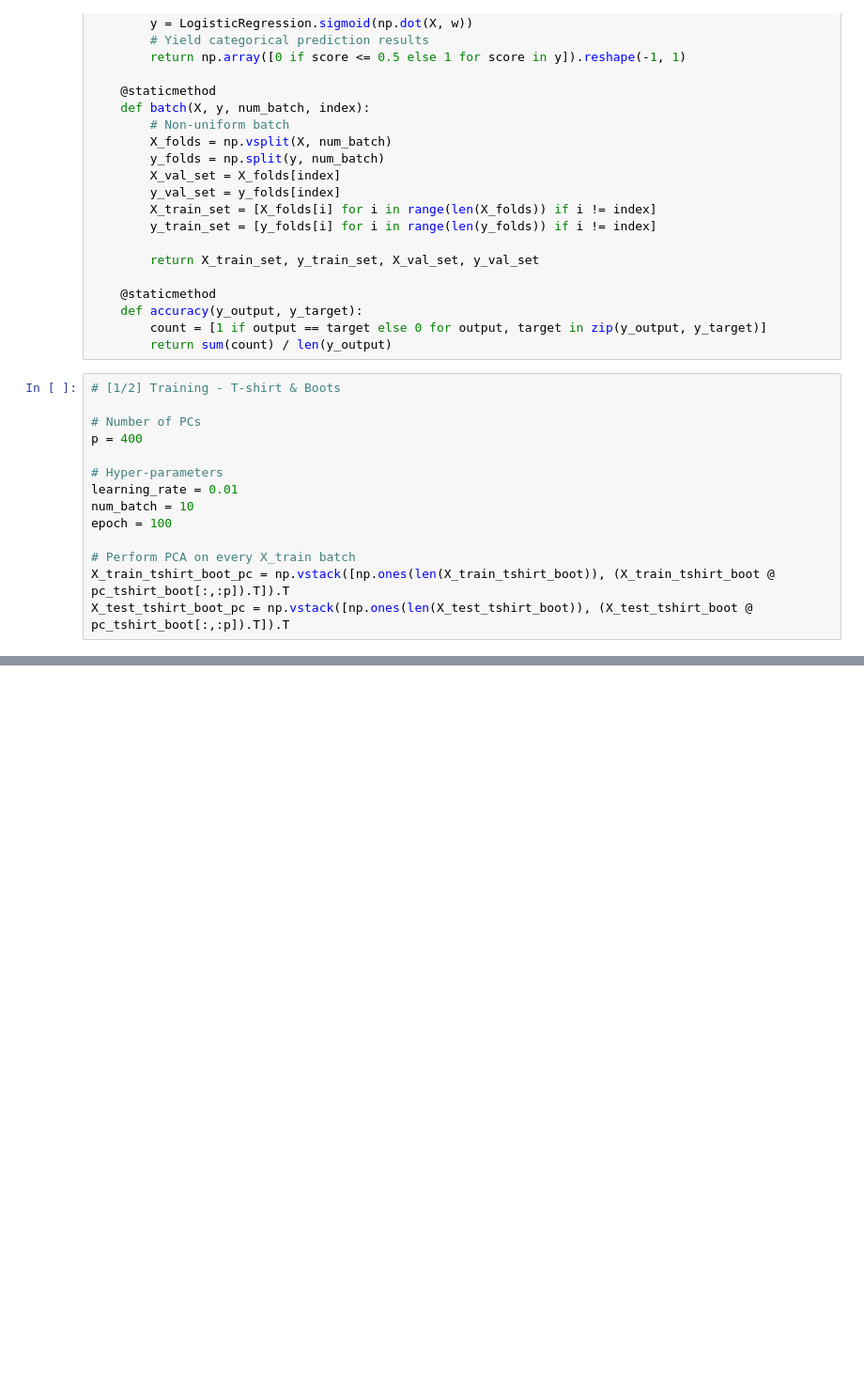
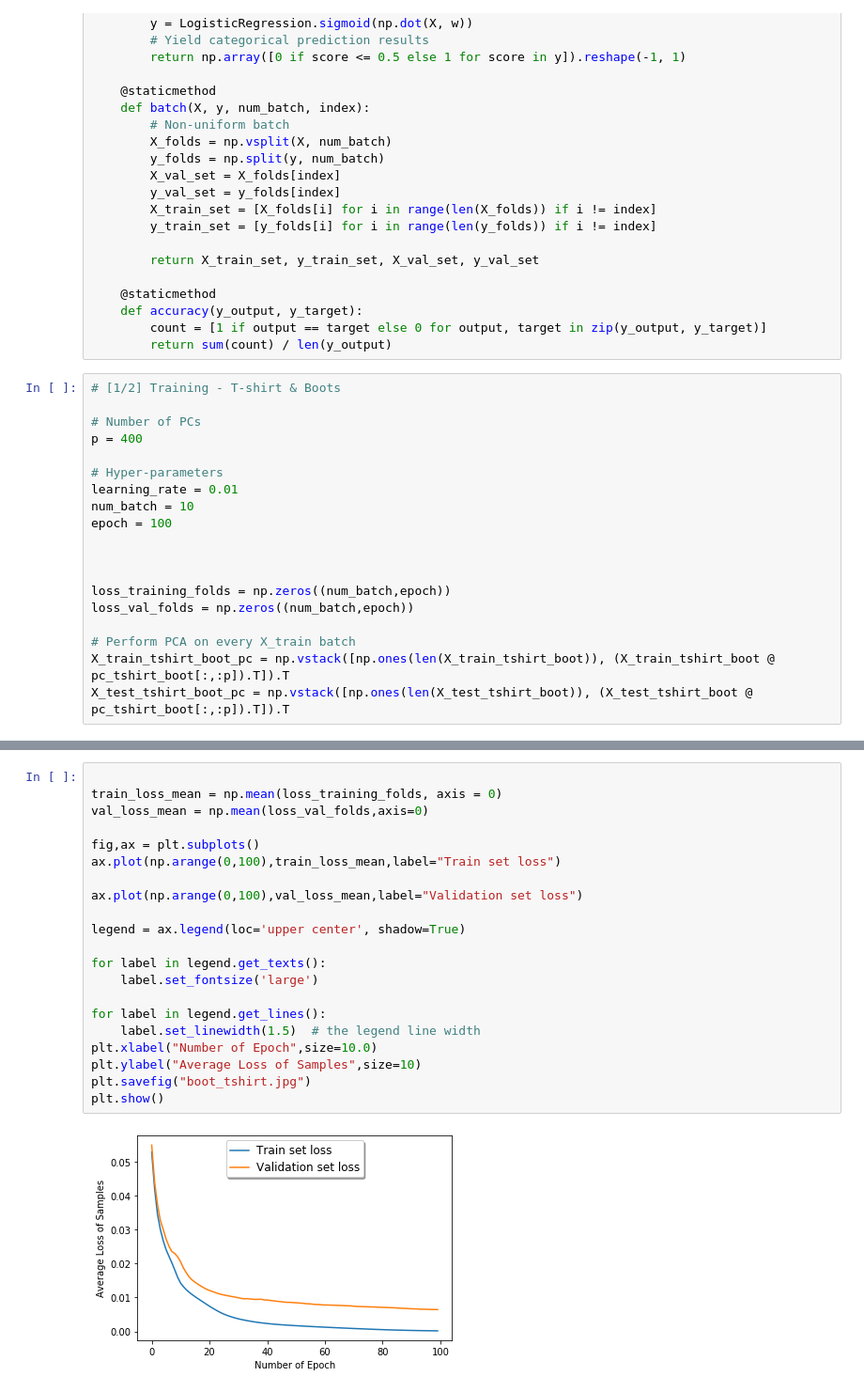
Before and after one commit to Zihaokong/DeepLearning, a Jupyter notebook: PA1/Programming Assignment 1.ipynb, the cells around one changed output, grey strips where cells are left out. Shown at 94% size. Saved outputs shown, nothing was run; the diff lists cells and outputs as text; blank space fills up the shorter version.

```diff
--- a/PA1/Programming Assignment 1.ipynb
+++ b/PA1/Programming Assignment 1.ipynb
@@ -293,6 +263,11 @@ learning_rate = 0.01
 num_batch = 10
 epoch = 100
 
+
+
+loss_training_folds = np.zeros((num_batch,epoch))
+loss_val_folds = np.zeros((num_batch,epoch))
+
 # Perform PCA on every X_train batch
 X_train_tshirt_boot_pc = np.vstack([np.ones(len(X_train_tshirt_boot)), (X_train_tshirt_boot @ pc_tshirt_boot[:,:p]).T]).T
 X_test_tshirt_boot_pc = np.vstack([np.ones(len(X_test_tshirt_boot)), (X_test_tshirt_boot @ pc_tshirt_boot[:,:p]).T]).T
@@ -352,3 +326,26 @@ Final accuracy:  0.9995
+# %%
+
+train_loss_mean = np.mean(loss_training_folds, axis = 0)
+val_loss_mean = np.mean(loss_val_folds,axis=0)
+
+fig,ax = plt.subplots()
+ax.plot(np.arange(0,100),train_loss_mean,label="Train set loss")
+
+ax.plot(np.arange(0,100),val_loss_mean,label="Validation set loss")
+
+legend = ax.legend(loc='upper center', shadow=True)
+
+for label in legend.get_texts():
+    label.set_fontsize('large')
+
+for label in legend.get_lines():
+    label.set_linewidth(1.5)  # the legend line width
+plt.xlabel("Number of Epoch",size=10.0)
+plt.ylabel("Average Loss of Samples",size=10)
+plt.savefig("boot_tshirt.jpg")
+plt.show()
+# %% [output]
+[figure, added]
 # %%
 # [2/2] Training - Pullover & Coat
 
```
Also changed, not shown: parts of 21 cells of this notebook, 10 other files.
